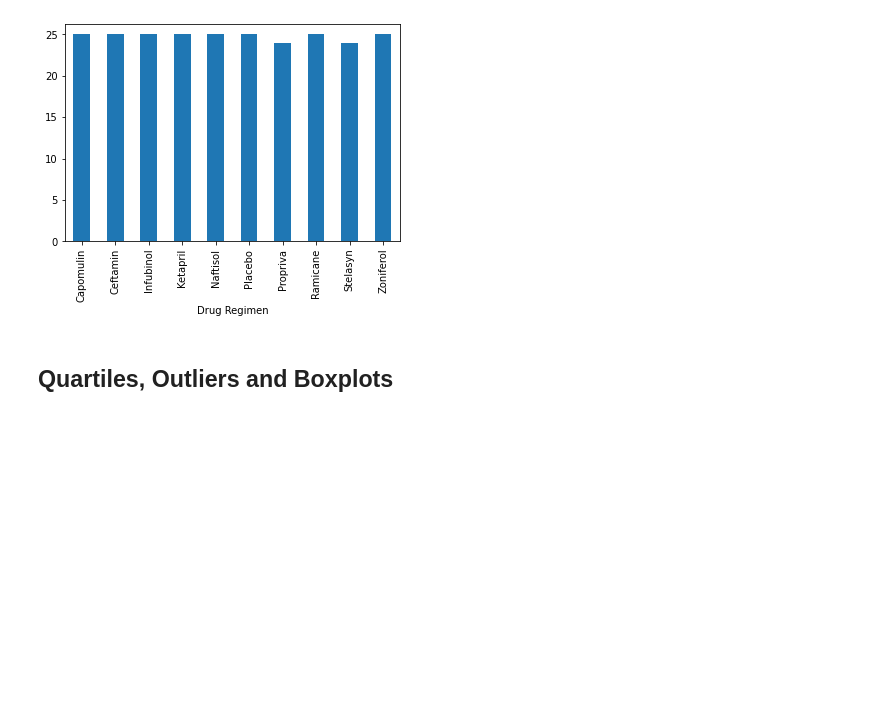
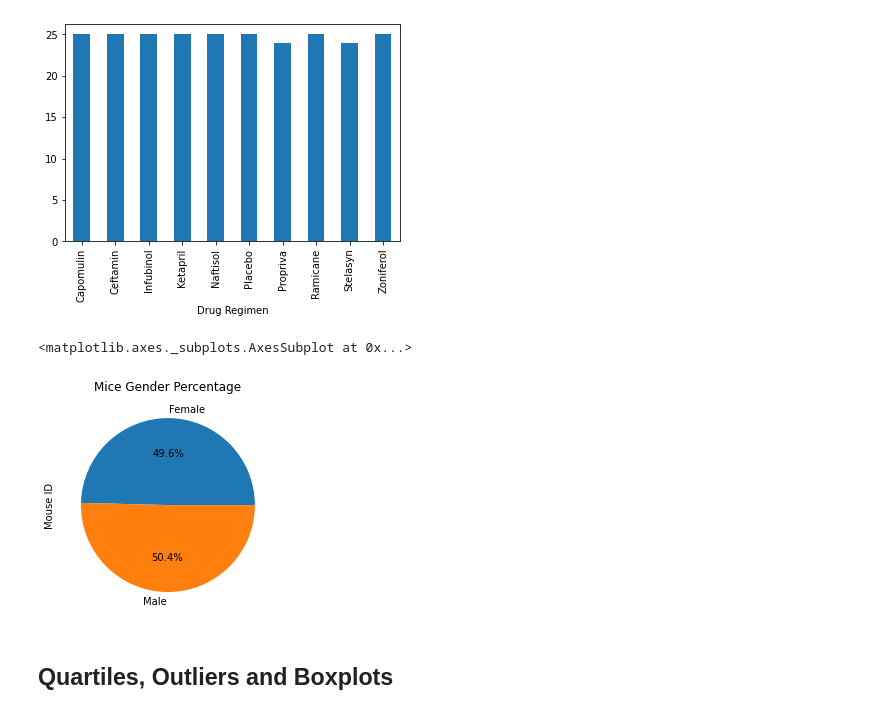
Before and after one commit to Nickfeliciano2/Matplotlib, a Jupyter notebook: Pymaceuticals/pymaceuticals_starter.ipynb, the cells around one changed output. Saved outputs shown, nothing was run; the diff lists cells and outputs as text; code cells hidden in the pictures; blank space fills up the shorter version.

```diff
--- a/Pymaceuticals/pymaceuticals_starter.ipynb
+++ b/Pymaceuticals/pymaceuticals_starter.ipynb
@@ -317,4 +156,15 @@ y = pandas_bar_plot
 # Generate a bar plot showing the total number of unique mice tested on each drug regimen using pyplot.
 
 #Help needed
+# %%
+# Generate a pie plot showing the distribution of female versus male mice using pandas
+
+ID_data = clean_df.groupby("Sex")
+
+pandas_pie_plot = ID_data.nunique()["Mouse ID"]
+
+pandas_pie_plot.plot(kind="pie", y='Sex',title="Mice Gender Percentage",autopct='%1.1f%%')
+# %% [output]
+<matplotlib.axes._subplots.AxesSubplot at 0x...>
+[figure, added]
 # %%
```
Also changed, not shown: parts of 34 cells of this notebook.
